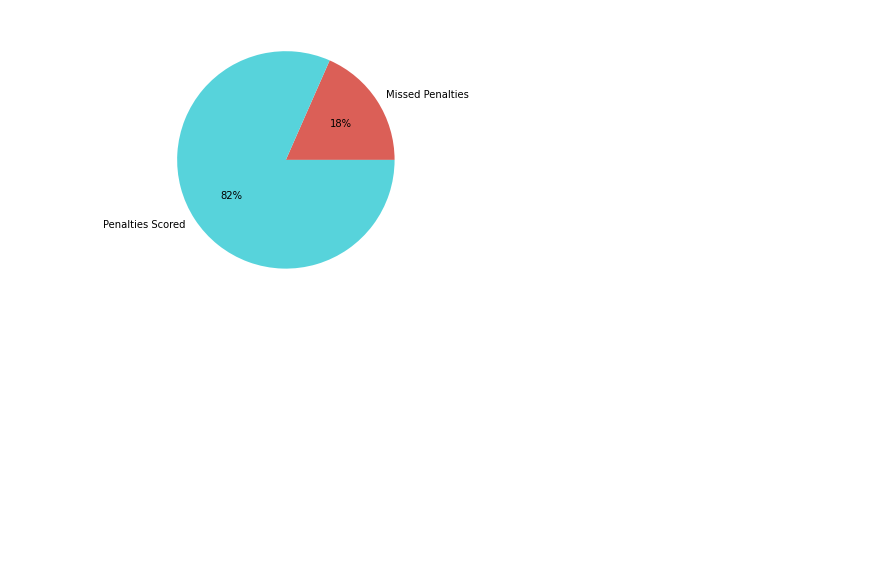
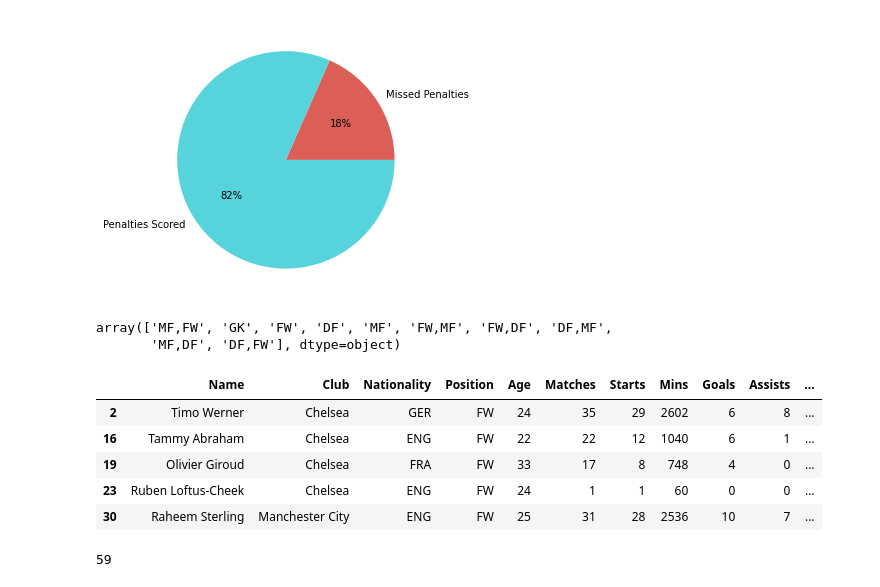
Before and after one commit to sachin108/Football_Data_Analysis, a Jupyter notebook: src.ipynb, the cells around one changed output. Drawn from its saved outputs; the diff is of its cells as text; code cells hidden in the pictures; blank space fills up the shorter version.

```diff
--- a/src.ipynb
+++ b/src.ipynb
@@ -94,3 +94,24 @@ plot.pie(data, labels=labels, colors=color, autopct='%.0f%%')
 plot.show()
 # %% [output]
 [figure]
+# %%
+#unique Positions
+epl_df['Position'].unique()
+# %% [output]
+array(['MF,FW', 'GK', 'FW', 'DF', 'MF', 'FW,MF', 'FW,DF', 'DF,MF',
+       'MF,DF', 'DF,FW'], dtype=object)
+# %%
+# forward players
+epl_df[epl_df['Position']=='FW'].head()
+# %% [output]
+|  | Name | Club | Nationality | Position | Age | Matches | Starts | Mins | Goals | Assists | ... |
+| 2 | Timo Werner | Chelsea | GER | FW | 24 | 35 | 29 | 2602 | 6 | 8 | ... |
+| 16 | Tammy Abraham | Chelsea | ENG | FW | 22 | 22 | 12 | 1040 | 6 | 1 | ... |
+| 19 | Olivier Giroud | Chelsea | FRA | FW | 33 | 17 | 8 | 748 | 4 | 0 | ... |
+| 23 | Ruben Loftus-Cheek | Chelsea | ENG | FW | 24 | 1 | 1 | 60 | 0 | 0 | ... |
+| 30 | Raheem Sterling | Manchester City | ENG | FW | 25 | 31 | 28 | 2536 | 10 | 7 | ... |
+# %%
+#number of nationalities
+np.size(epl_df['Nationality'].unique())
+# %% [output]
+59
```
